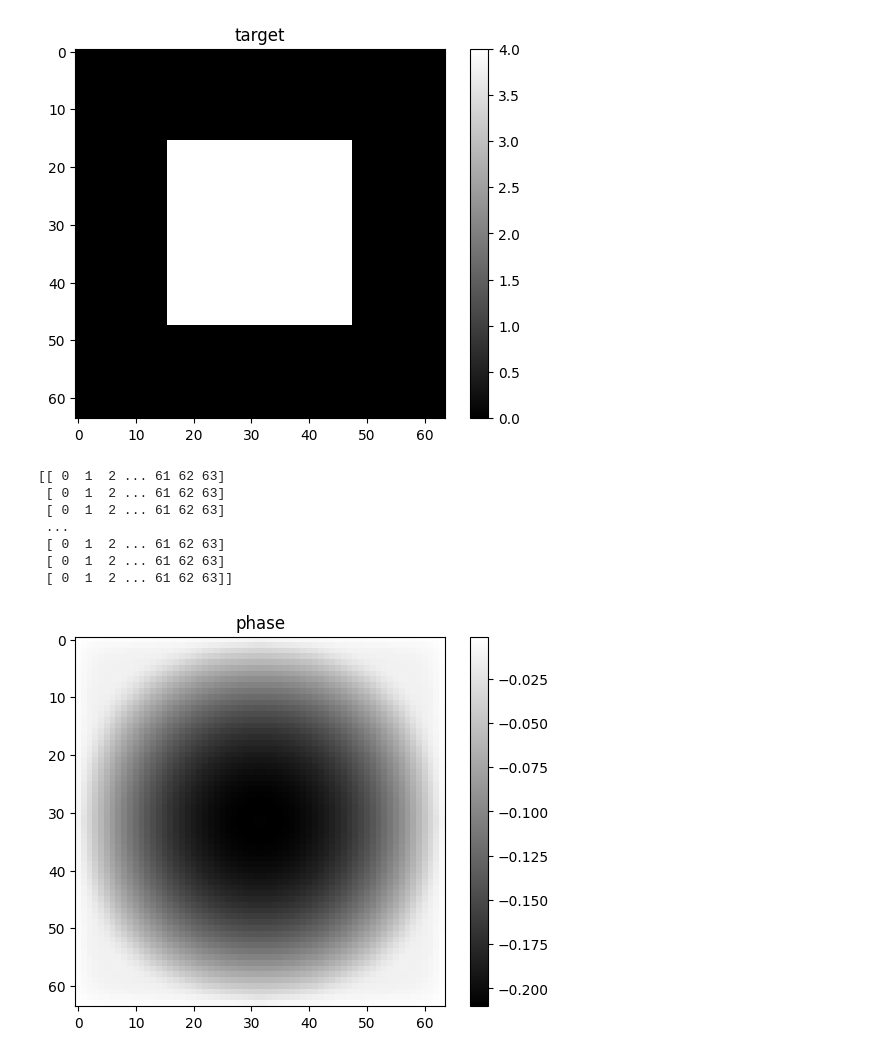
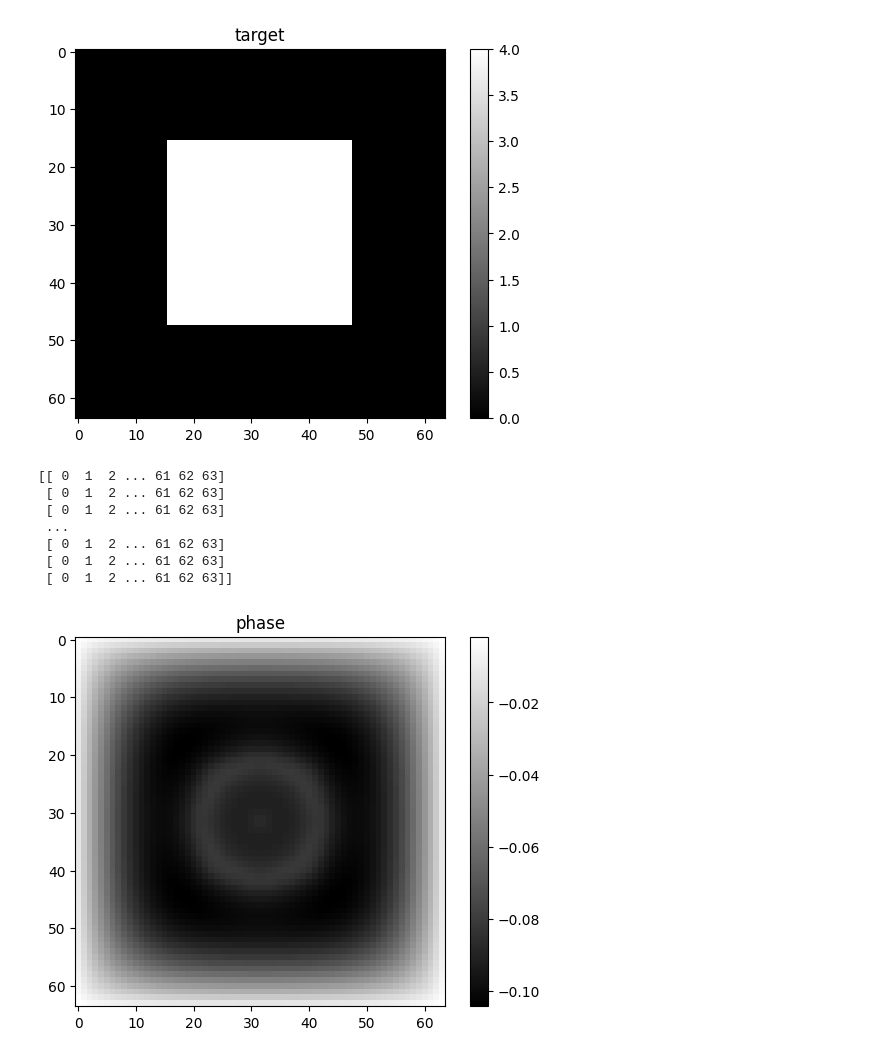
Before and after one commit to Winningmaker/freeform_optimization, a Jupyter notebook: optimal3.ipynb, the cells around one changed output. Drawn from its saved outputs; the diff is of its cells as text; code cells hidden in the pictures.

```diff
--- a/optimal3.ipynb
+++ b/optimal3.ipynb
@@ -5,8 +5,15 @@ import numpy as np #数组矩阵处理
 from scipy import ndimage #求各方向梯度
 from scipy.sparse.linalg import bicgstab    #共轭梯度法
 import matplotlib.pyplot as plt #灰度图显示
+import math
 
 #预先准备函数部分
+#线性插值
+def single_biline(x,x0,x1,in1,in2):
+    alpha=abs(x-x0)
+    y=alpha*in1+(1-alpha)*in2
+    return y
+
 #二维laplacian算子
 def discrete_laplacian_2d_matrix(m, n):
     """
@@ -42,10 +49,12 @@ row=64  #行
 col=64  #列
 target=np.zeros((row,col))
 target[16:48,16:48]=4#目标光强
+im_map=target.copy()#扭曲的图像结果
 f=1250#按照比例折算而来，为离散化坐标系下定义焦距
 incident=np.ones((row,col))#入射平面光束照度分布
 
 #incident[1:30,1:30]=-3 验证负数是否可以用plt表示出来
+
 #画图核实入射光束以及目标光强
 plt.imshow(target, cmap='gray')
 plt.colorbar()
@@ -55,6 +64,7 @@ plt.show()
 #光源平面索引下标
 I=np.tile(np.arange(row).reshape(row,1),(1,col))
 J=np.tile(np.arange(col),(row,1))
+I_J=[I,J]
 print(J)
 #光源平面实际物理坐标(1:160um)
 X=I*0.00016
@@ -64,8 +74,8 @@ Y=J*0.00016
 L_2D=discrete_laplacian_2d_matrix(row,col)
 
 #迭代进行优化
-for count in range(1,3):
-    target_delete=-target+np.ones((row,col))
+for count in range(1,5):
+    target_delete=-im_map+np.ones((row,col))
     #把原来图像化成列向量
     target_col=target_delete.reshape(-1,1)
 
@@ -82,40 +92,102 @@ for count in range(1,3):
 
      # 映射后的目标平面实际物理坐标
     X_T = (I + dp_dx).astype(np.float32)
     Y_T = (J + dp_dy).astype(np.float32)
 
     #转为目标平面索引坐标
     I_T=X_T
     J_T=Y_T
 
     # 双线性插值,扭曲原来的图像
-    target = op.remap(target.astype(np.float32), I_T, J_T, interpolation=op.INTER_LINEAR)
+    for ci in range(0,row):
+        for cj in range(0,col):
+          #边界溢出处理
+          if I_T[ci,cj]<0:
+                I_T[ci,cj]=0
+          if I_T[ci,cj]>row-1:
+                I_T[ci,cj]=row-1
+          if J_T[ci,cj]<0:
+                J_T[ci,cj]=0
+          if J_T[ci,cj]>col-1:
+                J_T[ci,cj]=col-1
 
-im_map=op.remap(incident.astype(np.float32),I_T, J_T, interpolation=op.INTER_LINEAR)
+          #边界处理完毕后开始正式处理
+          x0=int(math.floor(I_T[ci,cj]))
+          x1=int(math.ceil(I_T[ci,cj]))
+          y0=int(math.floor(J_T[ci,cj]))
+          y1=int(math.ceil(J_T[ci,cj]))
+
+          #将坐标对应到image_target上的强度
+          in_1=target[x0,y0]
+          in_2=target[x1,y0]
+          in_3=target[x0,y1]
+          in_4=target[x1,y1]
+
+          p1=single_biline(I_T[ci,cj],x0,x1,in_1,in_2)
+          p2=single_biline(I_T[ci,cj],x0,x1,in_3,in_4)
+          p3=single_biline(J_T[ci,cj],y0,y1,p1,p2)
+          im_map[ci,cj]=np.array(p3,dtype=np.uint8)
+
+    #图像扭曲完毕后，重新进行迭代
+
+
+
+#检验结果
+result=np.zeros((row,col))
+for ci in range(0,row):
+    for cj in range(0,col):
+        #边界溢出处理
+        if I_T[ci,cj]<0:
+             I_T[ci,cj]=0
+        if I_T[ci,cj]>row-1:
+             I_T[ci,cj]=row-1
+        if J_T[ci,cj]<0:
+             J_T[ci,cj]=0
+        if J_T[ci,cj]>col-1:
+            J_T[ci,cj]=col-1
+
+        #边界处理完毕后开始正式处理
+        x0=int(math.floor(I_T[ci,cj]))
+        x1=int(math.ceil(I_T[ci,cj]))
+        y0=int(math.floor(J_T[ci,cj]))
+        y1=int(math.ceil(J_T[ci,cj]))
+
+        #将坐标对应到incident上的强度
+        in_1=incident[x0,y0]
+        in_2=incident[x1,y0]
+        in_3=incident[x0,y1]
+        in_4=incident[x1,y1]
+
+        p1=single_biline(I_T[ci,cj],x0,x1,in_1,in_2)
+        p2=single_biline(I_T[ci,cj],x0,x1,in_3,in_4)
+        p3=single_biline(J_T[ci,cj],y0,y1,p1,p2)
+        result[ci,cj]=np.array(p3,dtype=np.uint8)
+
+
+
+
 #最后一次图像扭曲的结果
 plt.imshow(p, cmap='gray')
 plt.colorbar()
 plt.title('phase')
 plt.show()
 #映射结果
 plt.imshow(im_map, cmap='gray')
 plt.colorbar()
+plt.title('last warped image')
+plt.show()
+#最终结果
+plt.imshow(result, cmap='gray')
+plt.colorbar()
 plt.title('result')
 plt.show()
-#入射
-plt.imshow(incident, cmap='gray')
-plt.colorbar()
-plt.title('incident')
-plt.show()
-
-print(np.sum(incident)-np.sum(im_map))
 # %% [output]
 [figure]
 [[ 0  1  2 ... 61 62 63]
  [ 0  1  2 ... 61 62 63]
  [ 0  1  2 ... 61 62 63]
  ...
  [ 0  1  2 ... 61 62 63]
  [ 0  1  2 ... 61 62 63]
  [ 0  1  2 ... 61 62 63]]
-[figure, old version]
+[figure, new version]
```
Also changed, not shown: parts of 3 cells of this notebook, 1 other file.
